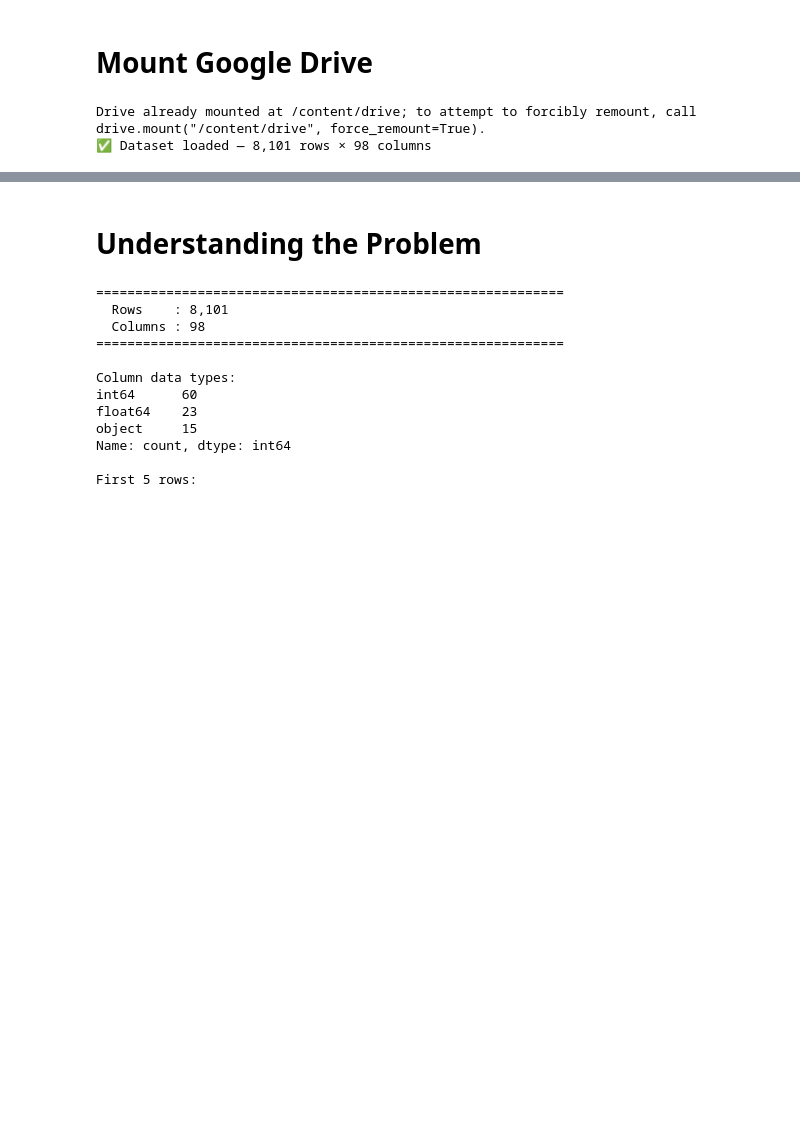
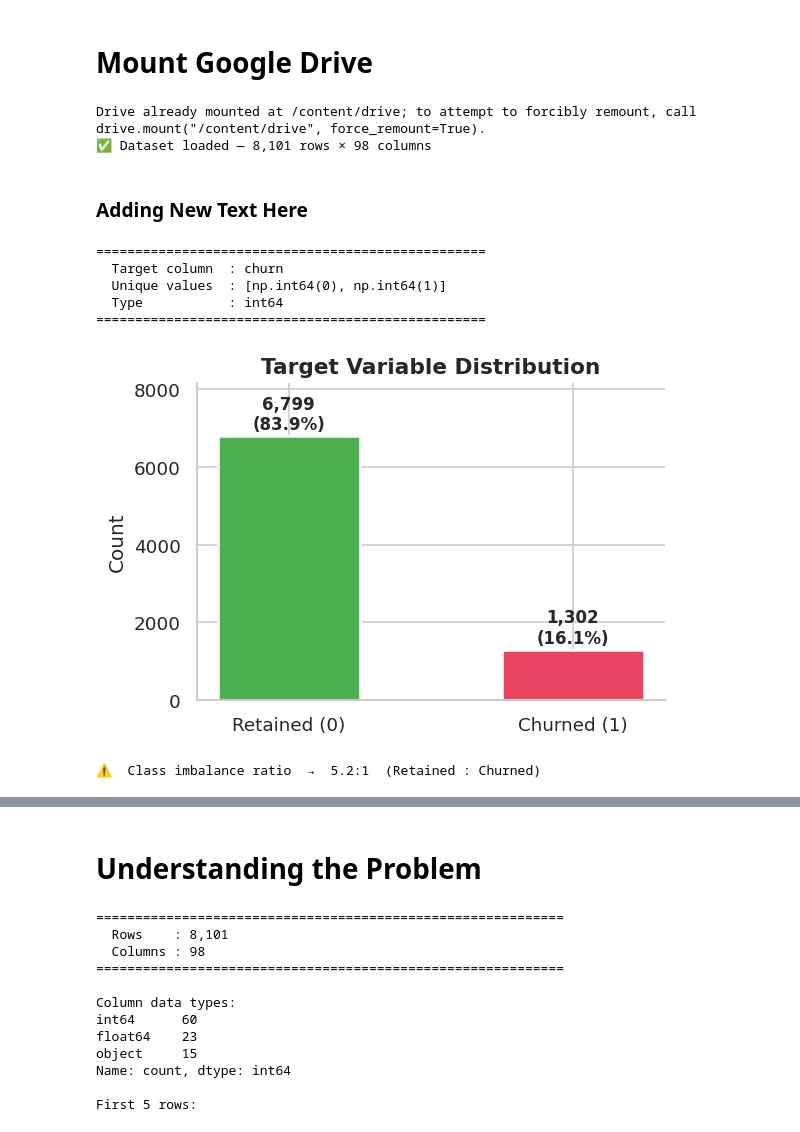
Before and after one commit to ayushi226-del/churnzero, a Jupyter notebook: churn_0.ipynb, the cells around one changed output, grey strips where cells are left out. Drawn from its saved outputs; the diff is of its cells as text; code cells hidden in the pictures; blank space fills up the shorter version.

```diff
--- a/churn_0.ipynb
+++ b/churn_0.ipynb
@@ -75,3 +75,44 @@ print(f'✅ Dataset loaded — {df.shape[0]:,} rows × {df.shape[1]} columns')
 # %% [output]
 Drive already mounted at /content/drive; to attempt to forcibly remount, call drive.mount("/content/drive", force_remount=True).
 ✅ Dataset loaded — 8,101 rows × 98 columns
+# %% [markdown]
+### Adding New Text Here
+# %%
+TARGET = 'churn'
+
+print('='*50)
+print(f'  Target column  : {TARGET}')
+print(f'  Unique values  : {sorted(df[TARGET].unique())}')
+print(f'  Type           : {df[TARGET].dtype}')
+print('='*50)
+
+# Class distribution
+counts = df[TARGET].value_counts()
+pcts   = df[TARGET].value_counts(normalize=True) * 100
+
+fig, ax = plt.subplots(figsize=(5, 3.5))
+bars = ax.bar(['Retained (0)', 'Churned (1)'], counts.values,
+              color=['#4CAF50', '#e94560'], edgecolor='white', linewidth=1.5,
+              width=0.5)
+for bar, pct in zip(bars, pcts.values):
+    ax.text(bar.get_x() + bar.get_width()/2,
+            bar.get_height() + 60,
+            f'{bar.get_height():,}\n({pct:.1f}%)',
+            ha='center', va='bottom', fontweight='bold', fontsize=10)
+
+ax.set_title('Target Variable Distribution', fontweight='bold', fontsize=13)
+ax.set_ylabel('Count')
+ax.set_ylim(0, counts.max() * 1.2)
+ax.spines[['top','right']].set_visible(False)
+plt.tight_layout()
+plt.show()
+
+print(f'⚠️  Class imbalance ratio  →  {counts[0]/counts[1]:.1f}:1  (Retained : Churned)')
+# %% [output]
+==================================================
+  Target column  : churn
+  Unique values  : [np.int64(0), np.int64(1)]
+  Type           : int64
+==================================================
+[figure, added]
+⚠️  Class imbalance ratio  →  5.2:1  (Retained : Churned)
```
Also changed, not shown: parts of 9 cells of this notebook.
